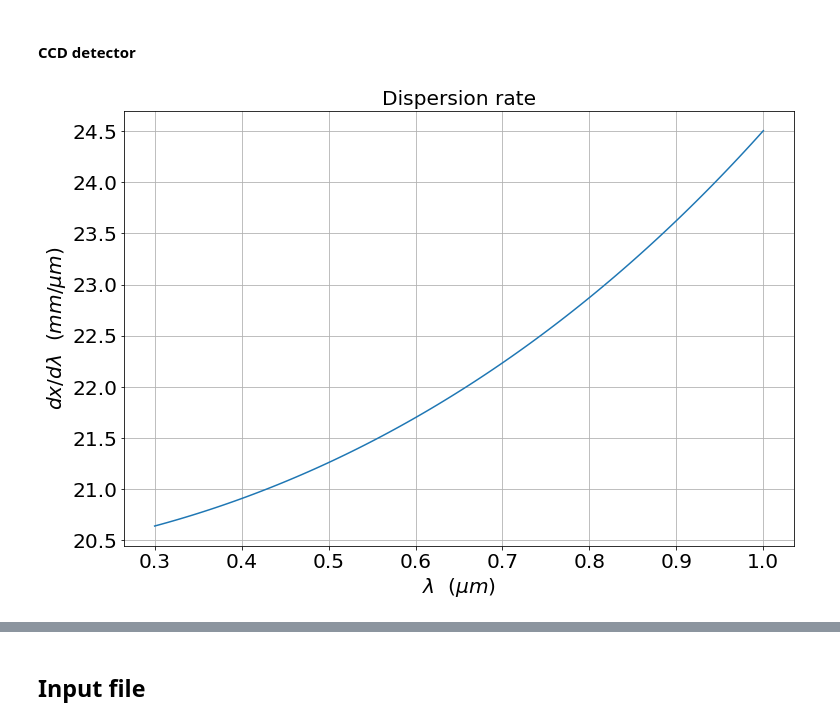
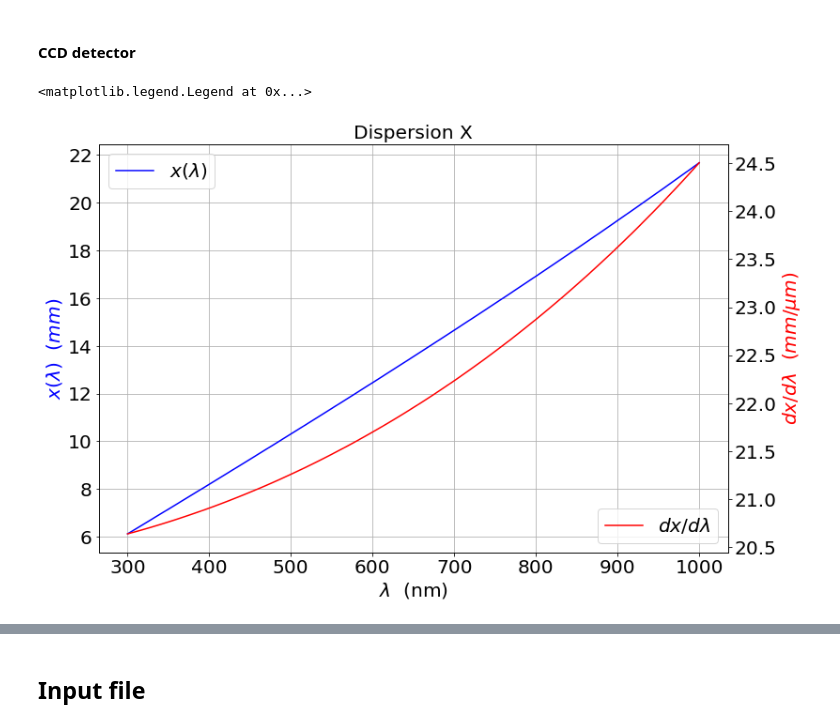
Before and after one commit to sylvielsstfr/OpticSimWthB4, a Jupyter notebook: DrawPSF/notebooks/DrawResolution_FWHM.ipynb, the cells around one changed output, grey strips where cells are left out. Saved outputs shown, nothing was run; the diff lists cells and outputs as text; code cells hidden in the pictures.

```diff
--- a/DrawPSF/notebooks/DrawResolution_FWHM.ipynb
+++ b/DrawPSF/notebooks/DrawResolution_FWHM.ipynb
@@ -85,6 +85,15 @@ def find_nearest_idx(array, value):
 # %%
 def Dispersion(wl,a,D):
     """
+    Dispersion(wl,a,D) : number of dx per wavelength
+    input arguments:
+    - wl : wavelength
+    - a  : line pitch
+    - D  : Distance CCD-Hologram
+
+    recommended : all input arguments should be expressed in microns.
+
+    - output : dx, x in microns and lambdas in microns
     """
     X=D/a*wl/np.sqrt(1-(wl/a)**2)
     return X
@@ -107,13 +116,27 @@ def Dispersion_Rate(wl,a,D):
 # %%
 fig, ax1 = plt.subplots(figsize=(12,8))
 WL=np.linspace(300.,1000.,100)
 a=1/350.*mm_to_micr
 D=58*mm_to_micr
 
-ax1.plot(WL*nm_to_micr, Dispersion_Rate(WL*nm_to_micr,a,D)*micr_to_mm)
-ax1.set_xlabel("$\lambda$  ($\mu m$)")
-ax1.set_ylabel("$dx/d\lambda$  ($mm/\mu m$)")
-ax1.set_title("Dispersion rate")
+Y1=Dispersion(WL*nm_to_micr,a,D)*micr_to_mm
+ax1.plot(WL,Y1,"b",label="$x(\lambda)$")
+
+ax1.set_xlabel("$\lambda$  (nm)")
+ax1.set_ylabel("$x(\lambda)$  ($mm$)",color="blue")
+ax1.set_title("Dispersion X")
+ax1.legend(loc="upper left")
 ax1.grid()
+
+ax2 = ax1.twinx()  # instantiate a second axes that shares the same x-axis
+
+Y2=Dispersion_Rate(WL*nm_to_micr,a,D)*micr_to_mm  ## mm per microns
+ax2.plot(WL, Y2,"r",label="$dx/d\lambda$")
+ax2.set_xlabel("$\lambda$  (nm)")
+ax2.set_ylabel("$dx/d\lambda$  ($mm/\mu m$)",color="red")
+#ax2.set_title("Dispersion rate")
+ax2.legend(loc="lower right")
+#ax2.grid()
 # %% [output]
+<matplotlib.legend.Legend at 0x...>
-[figure, old version]
+[figure, new version]
```
Also changed, not shown: parts of 8 cells of this notebook, 3 other files.
